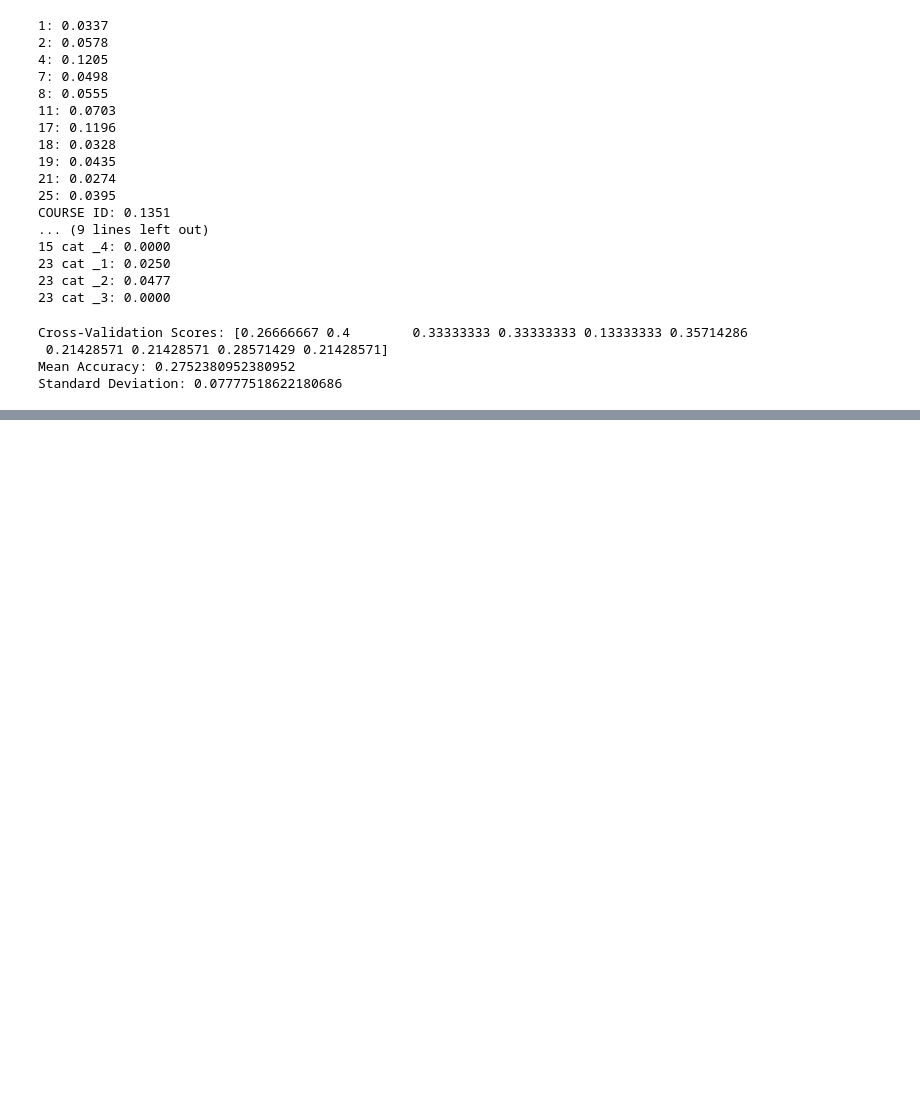
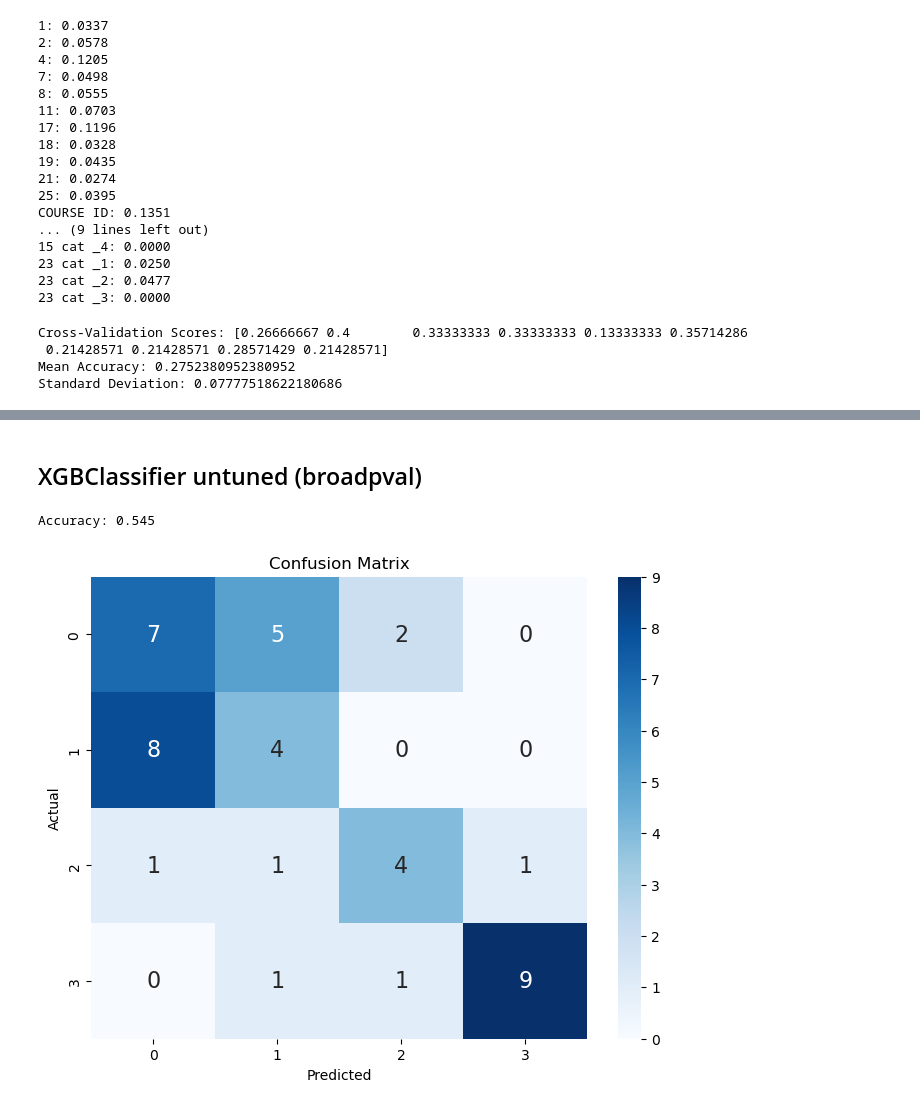
Before and after one commit to milooranm/TraditionalvsCausalAnalytics, a Jupyter notebook: Students.ipynb, the cells around one changed output, grey strips where cells are left out. Saved outputs shown, nothing was run; the diff lists cells and outputs as text; code cells hidden in the pictures; blank space fills up the shorter version.

```diff
--- a/Students.ipynb
+++ b/Students.ipynb
@@ -1281,0 +1267,29 @@ xgbc0.fit(X_train , y_train)
+# %% [markdown]
+## XGBClassifier untuned (broadpval)
+# %%
+X = pval_encoded.drop(columns=['GRADE', 'grade4band'])
+y = pval_encoded["grade4band"]
+
+X_train, X_test, y_train, y_test = train_test_split(X, y, test_size=0.30, random_state=1)
+
+# fitting the model with just the default paramaters
+xgbc0 = XGBClassifier()
+xgbc0.fit(X_train , y_train)
+
+#Predict the response for test dataset
+y_pred = xgbc0.predict(X_test)
+
+accuracy = accuracy_score(y_test, y_pred)
+print(f"Accuracy: {accuracy:.3f}")
+
+conf_matrix = confusion_matrix(y_test, y_pred)
+# Create a heatmap
+plt.figure(figsize=(8, 6))
+sns.heatmap(conf_matrix, annot=True, fmt='d', cmap='Blues', annot_kws={"size": 16})
+plt.xlabel('Predicted')
+plt.ylabel('Actual')
+plt.title('Confusion Matrix')
+plt.show()
+# %% [output]
+Accuracy: 0.545
+[figure, added]
```
Also changed, not shown: parts of 131 cells of this notebook.
